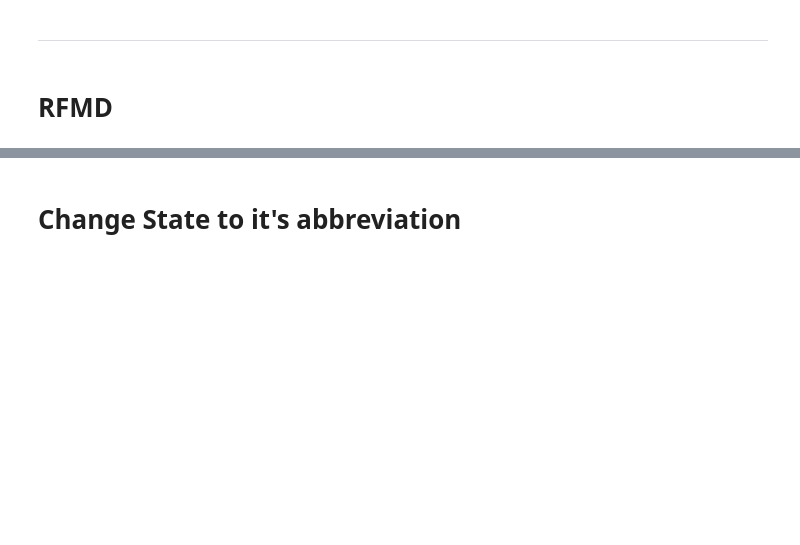
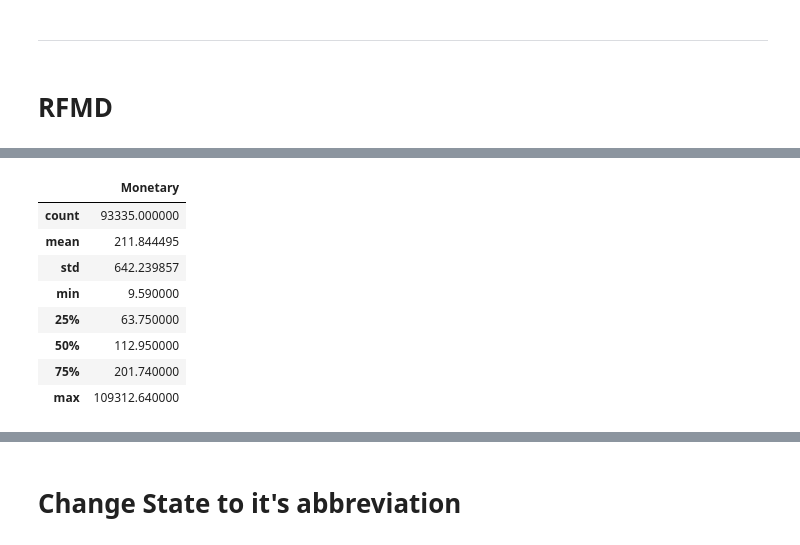
Before and after one commit to pt-sinan-akbar/Dataset-Thesis, a Jupyter notebook: BrazilDataSet.ipynb, the cells around one changed output, grey strips where cells are left out. Cells and saved outputs as stored; diff of their text form; code cells hidden in the pictures; blank space fills up the shorter version.

```diff
--- a/BrazilDataSet.ipynb
+++ b/BrazilDataSet.ipynb
@@ -964,0 +798,12 @@ RFMD.head()
+# %%
+RFMD.describe()
+# %% [output]
+|  | Monetary |
+| count | 93335.000000 |
+| mean | 211.844495 |
+| std | 642.239857 |
+| min | 9.590000 |
+| 25% | 63.750000 |
+| 50% | 112.950000 |
+| 75% | 201.740000 |
+| max | 109312.640000 |
```
Also changed, not shown: parts of 24 cells of this notebook.
